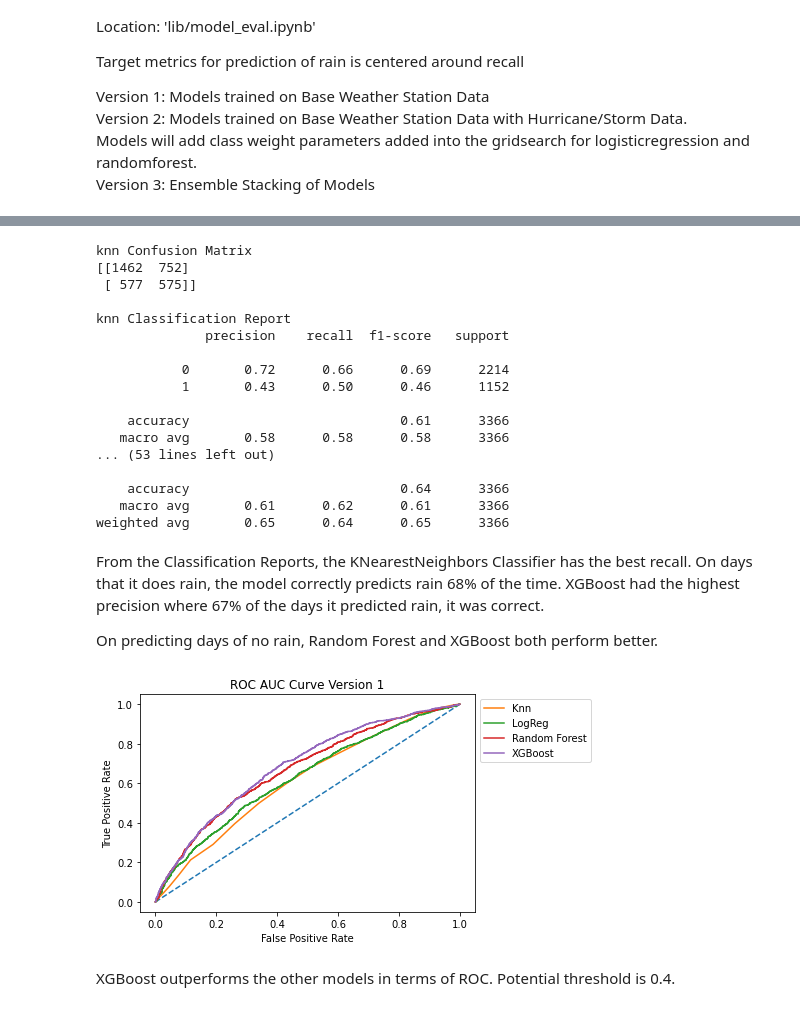
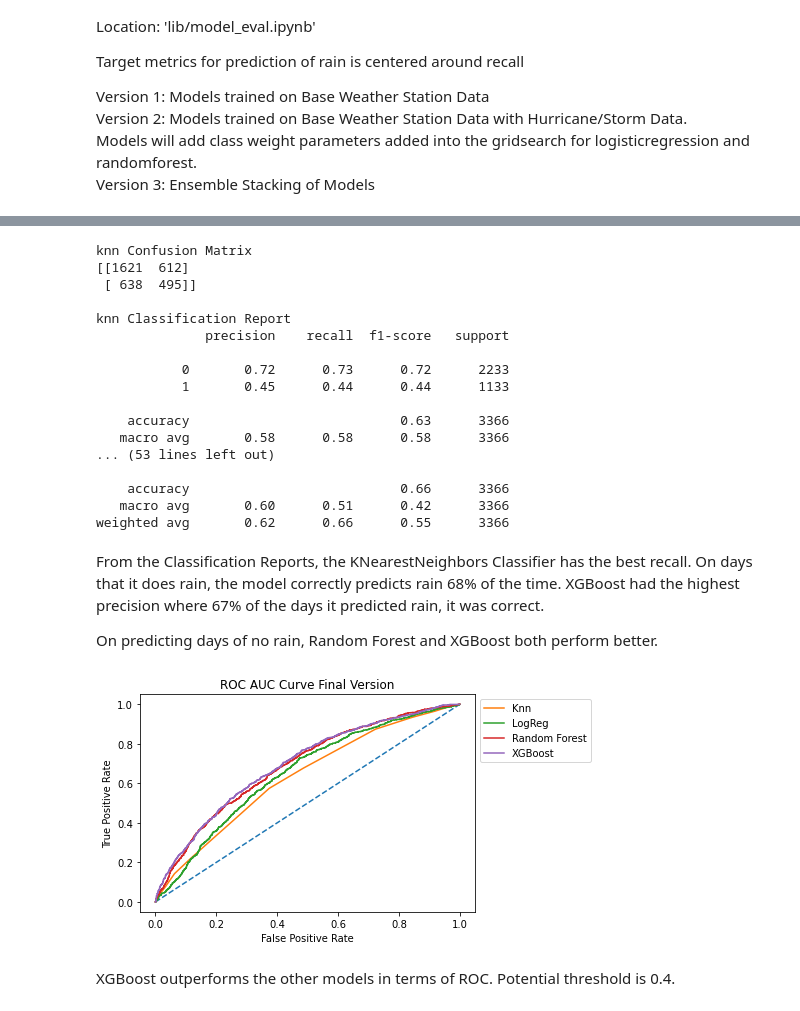
Before and after one commit to aauyeung19/Metis-Project-3, a Jupyter notebook: lib/model_eval.ipynb, the cells around one changed output, grey strips where cells are left out. Cells and saved outputs as stored; diff of their text form; code cells hidden in the pictures.

```diff
--- a/lib/model_eval.ipynb
+++ b/lib/model_eval.ipynb
@@ -25,14 +25,14 @@ import pickle
 from sklearn.metrics import roc_curve, confusion_matrix, classification_report
 # %%
 # Open models from Version *v*
-v = 4
+v = 5
 knn = pickle.load(open(f'../models/Version {v}/knn.pickle', 'rb'))
 logreg = pickle.load(open(f'../models/Version {v}/logreg.pickle', 'rb'))
 rf = pickle.load(open(f'../models/Version {v}/rf.pickle', 'rb'))
 xgb = pickle.load(open(f'../models/Version {v}/xgb.pickle', 'rb'))
 vote = pickle.load(open(f'../models/Version 4/vote.pickle', 'rb'))
-baseline = pickle.load(open(f'../models/Version {v}/baseline.pickle', 'rb'))
-test_holdout = pickle.load(open(f'../models/Version {v}/test_holdout.pickle', 'rb'))
+# baseline = pickle.load(open(f'../models/Version {v}/baseline.pickle', 'rb'))
+test_holdout = pickle.load(open(f'../models/Version {v}/data.pickle', 'rb'))
 # %%
 X_test = test_holdout['X_test']
 y_test = test_holdout['y_test']
@@ -71,22 +71,22 @@ for model in preds:
     print(classification_report(y_test, eval(model)))
 # %% [output]
 knn Confusion Matrix
-[[1462  752]
- [ 577  575]]
+[[1621  612]
+ [ 638  495]]
 
 knn Classification Report
               precision    recall  f1-score   support
 
-           0       0.72      0.66      0.69      2214
-           1       0.43      0.50      0.46      1152
+           0       0.72      0.73      0.72      2233
+           1       0.45      0.44      0.44      1133
 
-    accuracy                           0.61      3366
+    accuracy                           0.63      3366
    macro avg       0.58      0.58      0.58      3366
 ... (53 lines left out)
 
-    accuracy                           0.64      3366
-   macro avg       0.61      0.62      0.61      3366
-weighted avg       0.65      0.64      0.65      3366
+    accuracy                           0.66      3366
+   macro avg       0.60      0.51      0.42      3366
+weighted avg       0.62      0.66      0.55      3366
 # %% [markdown]
 From the Classification Reports, the KNearestNeighbors Classifier has the best recall.  On days that it does rain, the model correctly predicts rain 68% of the time.  XGBoost had the highest precision where 67% of the days it predicted rain, it was correct.
 
@@ -99,22 +99,22 @@ xgb_proba = xgb_proba[:,1]
 # %%
 # ROC AUC Curve
 fpr_knn, tpr_knn, _ = roc_curve(y_test, knn_proba, pos_label=1)
 fpr_logreg, tpr_logreg, _ = roc_curve(y_test, logreg_proba, pos_label=1)
 fpr_rf, tpr_rf, _ = roc_curve(y_test, rf_proba, pos_label=1)
 fpr_xgb, tpr_xgb, _ = roc_curve(y_test, xgb_proba, pos_label=1)
 x_ = np.linspace(0, 1, 1000)
 y_ = x_
 plt.plot(x_, y_, '--')
 plt.plot(fpr_knn, tpr_knn, label='Knn')
 plt.plot(fpr_logreg, tpr_logreg, label='LogReg')
 plt.plot(fpr_rf, tpr_rf, label='Random Forest')
 plt.plot(fpr_xgb, tpr_xgb, label='XGBoost')
 plt.xlabel('False Positive Rate')
 plt.ylabel('True Positive Rate')
 plt.legend(bbox_to_anchor=(1,1))
-plt.title('ROC AUC Curve Version 1');
+plt.title('ROC AUC Curve Final Version');
 # %% [output]
-[figure, old version]
+[figure, new version]
 # %% [markdown]
 XGBoost outperforms the other models in terms of ROC.
 Potential threshold is 0.4.
```
Also changed, not shown: parts of 9 cells of this notebook, 6 other files.
